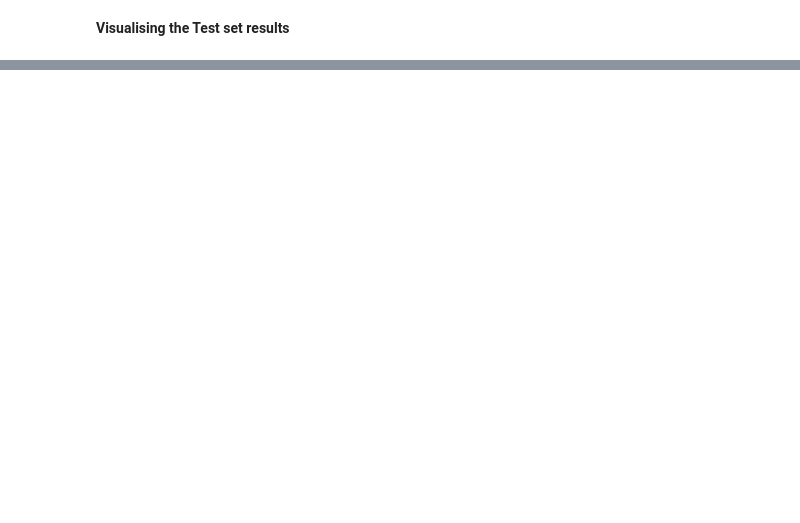
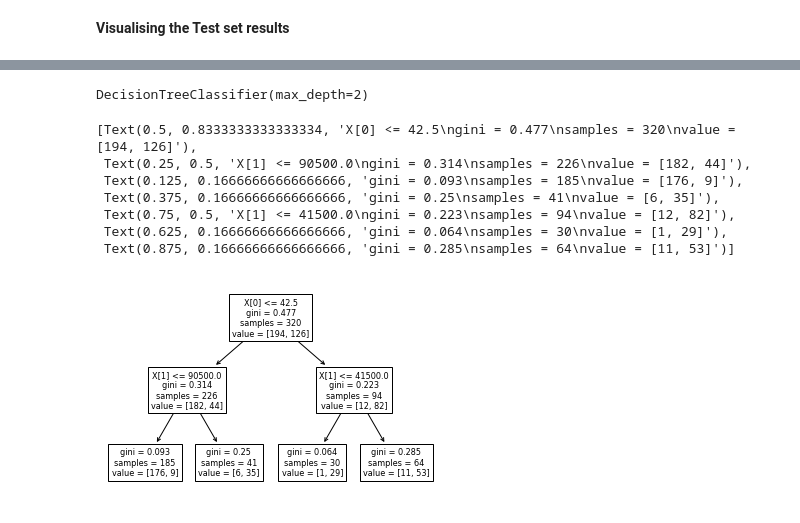
Before and after one commit to basangoudapatil/Task-7-1, a Jupyter notebook: Decision_Trees_Assignment15.ipynb, the cells around one changed output, grey strips where cells are left out. Drawn from its saved outputs; the diff is of its cells as text; code cells hidden in the pictures; blank space fills up the shorter version.

```diff
--- a/Decision_Trees_Assignment15.ipynb
+++ b/Decision_Trees_Assignment15.ipynb
@@ -180,0 +207,26 @@ The test Accuracy: 0.81
+# %%
+X = df[['Age','EstimatedSalary']]
+y = df['Purchased']
+
+from sklearn.model_selection import train_test_split
+X_train, X_test, y_train, y_test = train_test_split(X, y, test_size = 0.2)
+
+import matplotlib.pyplot as plt
+dt = DecisionTreeClassifier(max_depth=2)
+dt.fit(X_train, y_train)
+#X_train.shape, y_train.shape
+# %% [output]
+DecisionTreeClassifier(max_depth=2)
+# %%
+#Visualising the Tree
+from sklearn import tree
+tree.plot_tree(dt)
+# %% [output]
+[Text(0.5, 0.8333333333333334, 'X[0] <= 42.5\ngini = 0.477\nsamples = 320\nvalue = [194, 126]'),
+ Text(0.25, 0.5, 'X[1] <= 90500.0\ngini = 0.314\nsamples = 226\nvalue = [182, 44]'),
+ Text(0.125, 0.16666666666666666, 'gini = 0.093\nsamples = 185\nvalue = [176, 9]'),
+ Text(0.375, 0.16666666666666666, 'gini = 0.25\nsamples = 41\nvalue = [6, 35]'),
+ Text(0.75, 0.5, 'X[1] <= 41500.0\ngini = 0.223\nsamples = 94\nvalue = [12, 82]'),
+ Text(0.625, 0.16666666666666666, 'gini = 0.064\nsamples = 30\nvalue = [1, 29]'),
+ Text(0.875, 0.16666666666666666, 'gini = 0.285\nsamples = 64\nvalue = [11, 53]')]
+[figure, added]
```
Also changed, not shown: parts of 5 cells of this notebook.
